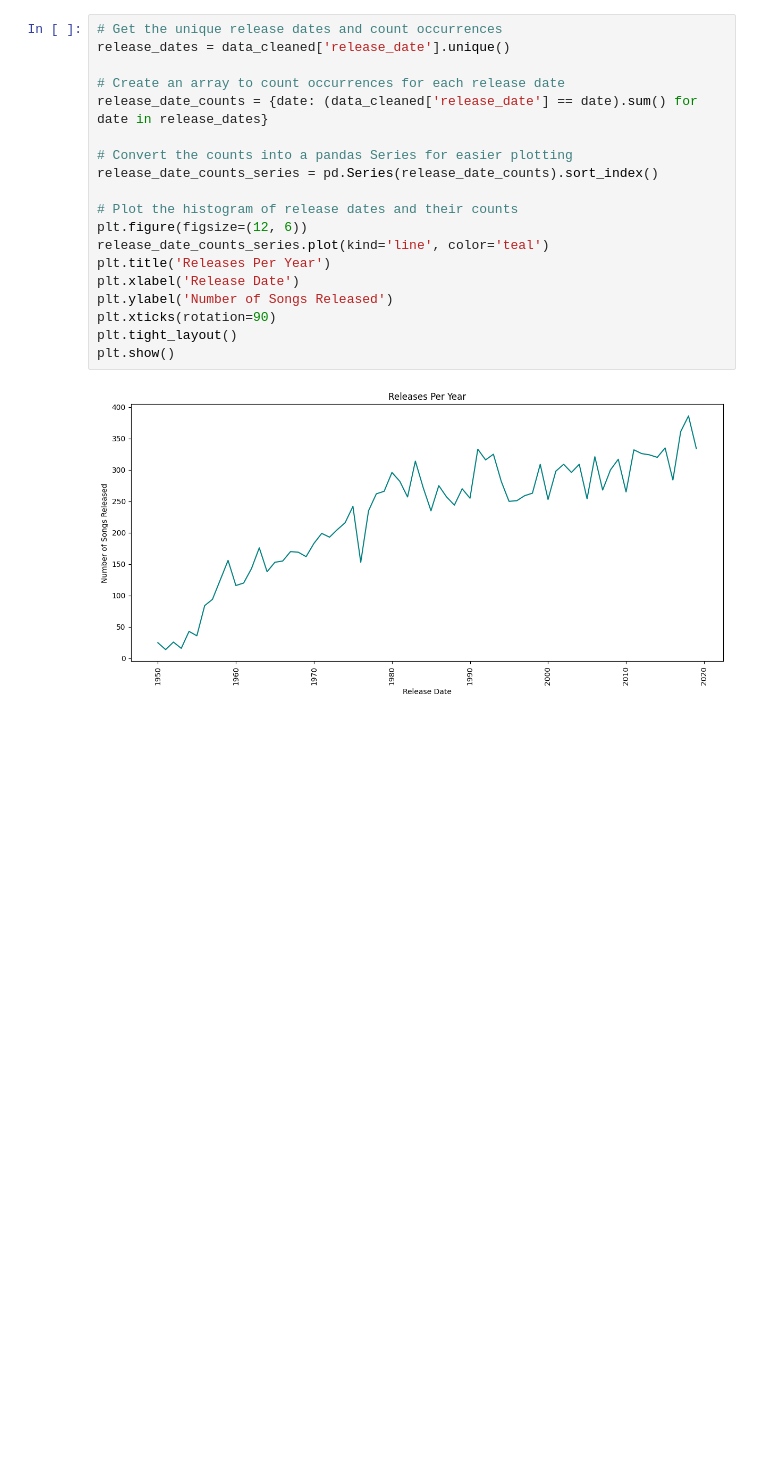
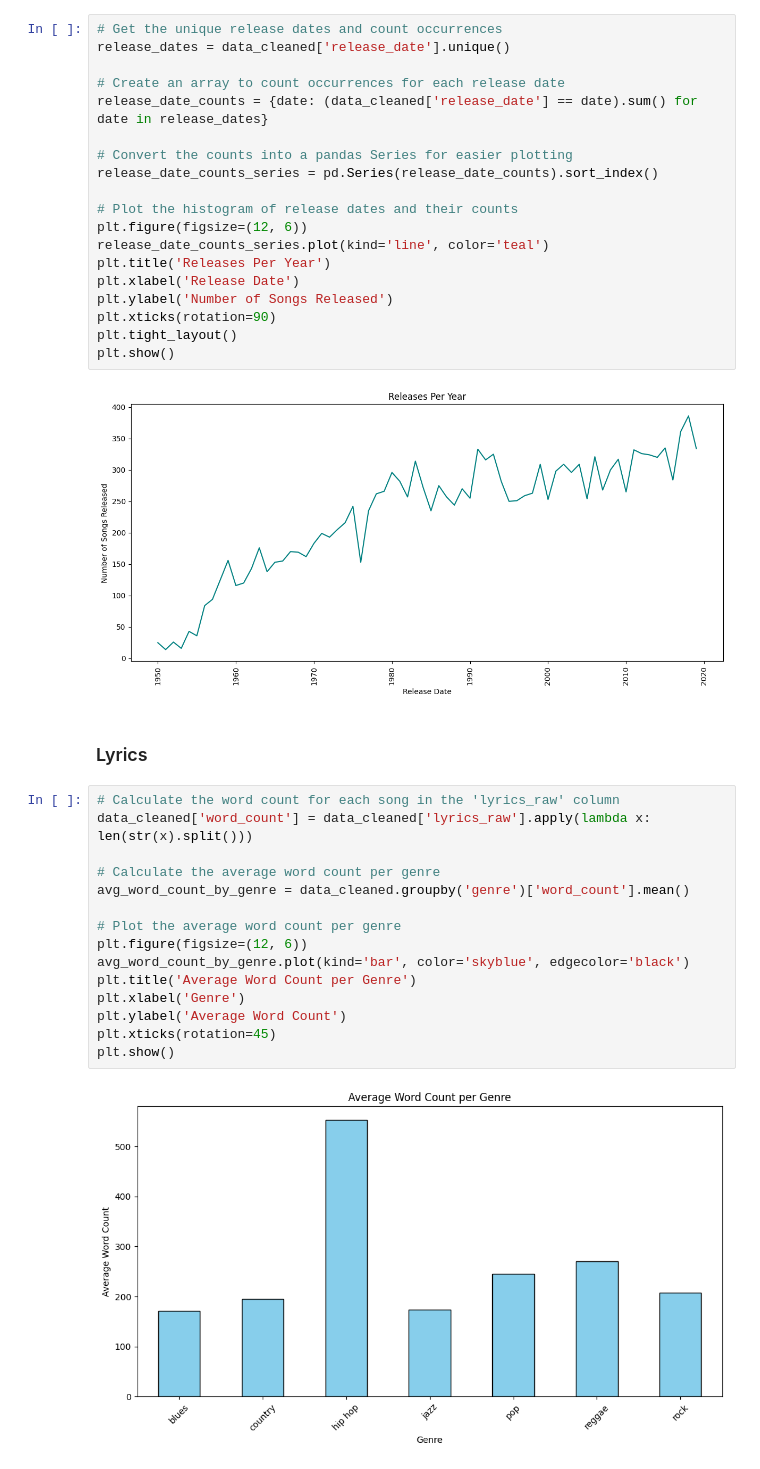
Before and after one commit to ChrisKnorri/nlp, a Jupyter notebook: plots.ipynb, the cells around one changed output. Drawn from its saved outputs; the diff is of its cells as text; blank space fills up the shorter version.

Commit message:
updated plots notebook

```diff
--- a/plots.ipynb
+++ b/plots.ipynb
@@ -65,3 +65,22 @@ plt.tight_layout()
 plt.show()
 # %% [output]
 [figure]
+# %% [markdown]
+### Lyrics
+# %%
+# Calculate the word count for each song in the 'lyrics_raw' column
+data_cleaned['word_count'] = data_cleaned['lyrics_raw'].apply(lambda x: len(str(x).split()))
+
+# Calculate the average word count per genre
+avg_word_count_by_genre = data_cleaned.groupby('genre')['word_count'].mean()
+
+# Plot the average word count per genre
+plt.figure(figsize=(12, 6))
+avg_word_count_by_genre.plot(kind='bar', color='skyblue', edgecolor='black')
+plt.title('Average Word Count per Genre')
+plt.xlabel('Genre')
+plt.ylabel('Average Word Count')
+plt.xticks(rotation=45)
+plt.show()
+# %% [output]
+[figure, added]
```
